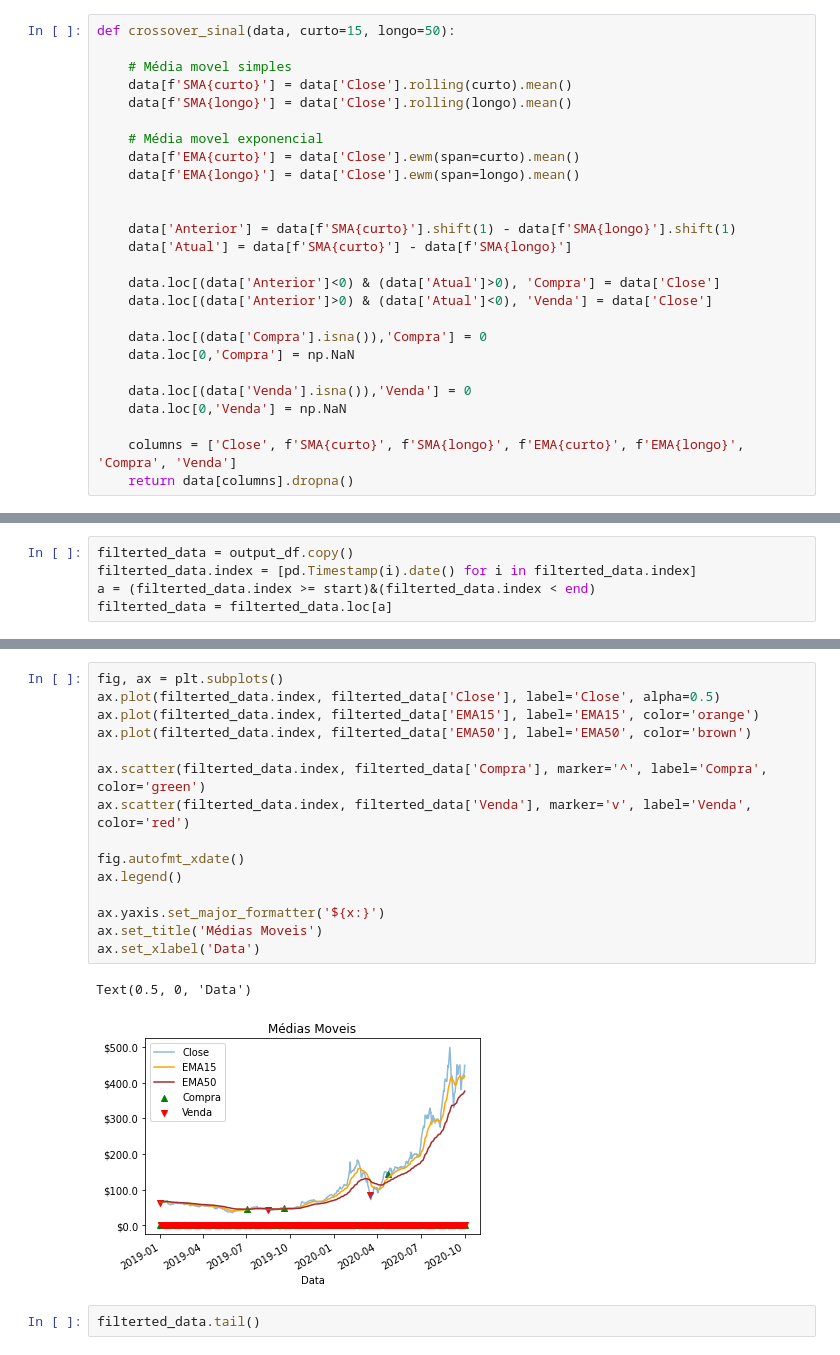
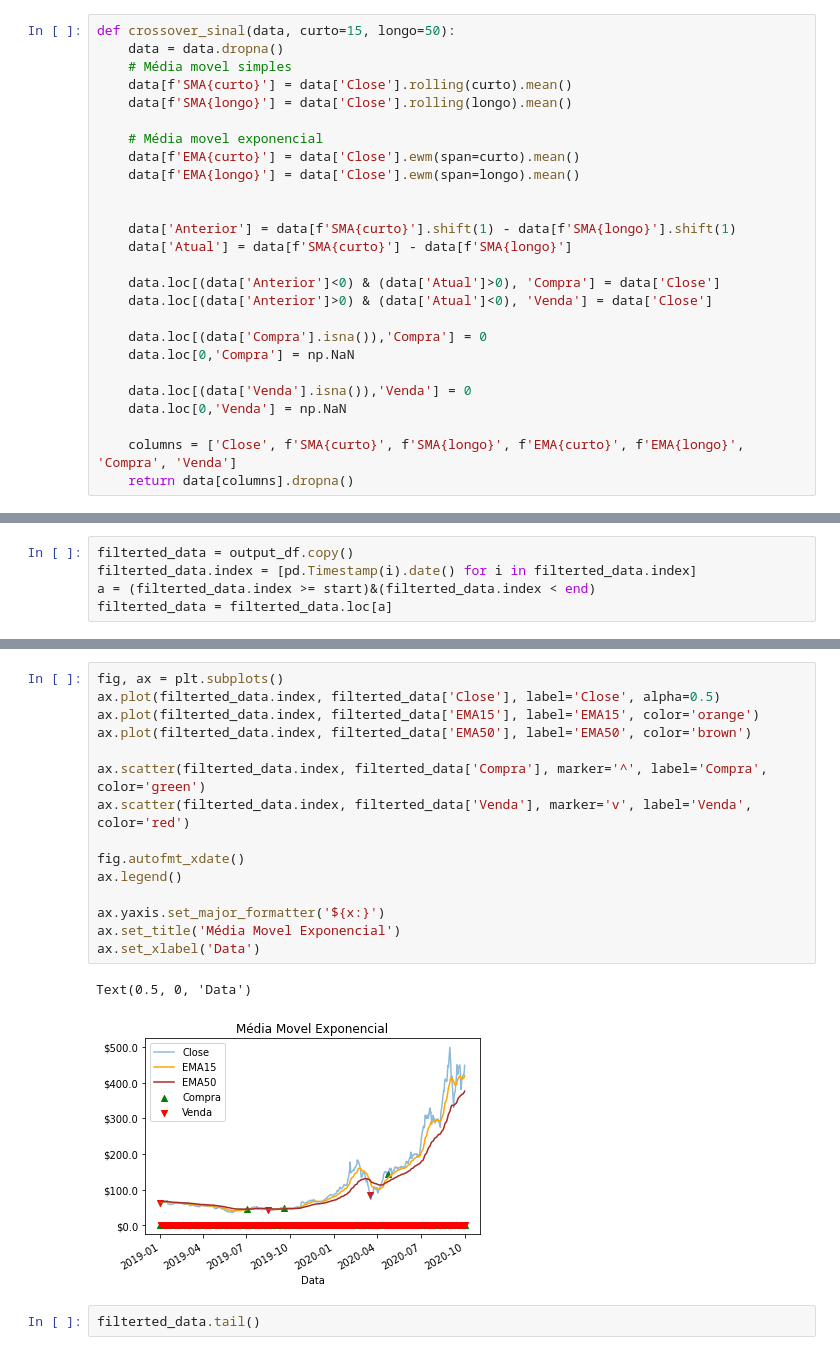
Before and after one commit to josuelopes512/python-indicador, a Jupyter notebook: cruzamento_MM.ipynb, the cells around one changed output, grey strips where cells are left out. Saved outputs shown, nothing was run; the diff lists cells and outputs as text.

```diff
--- a/cruzamento_MM.ipynb
+++ b/cruzamento_MM.ipynb
@@ -15,6 +40,6 @@ Index(['High', 'Low', 'Open', 'Close', 'Volume', 'Adj Close'], dtype='object')
 # %%
 def crossover_sinal(data, curto=15, longo=50):
-
+    data = data.dropna()
     # Média movel simples
     data[f'SMA{curto}'] = data['Close'].rolling(curto).mean()
     data[f'SMA{longo}'] = data['Close'].rolling(longo).mean()
@@ -78,21 +110,21 @@ Text(0.5, 0, 'Data')
 # %%
 fig, ax = plt.subplots()
 ax.plot(filterted_data.index, filterted_data['Close'], label='Close', alpha=0.5)
 ax.plot(filterted_data.index, filterted_data['EMA15'], label='EMA15', color='orange')
 ax.plot(filterted_data.index, filterted_data['EMA50'], label='EMA50', color='brown')
 
 ax.scatter(filterted_data.index, filterted_data['Compra'], marker='^', label='Compra', color='green')
 ax.scatter(filterted_data.index, filterted_data['Venda'], marker='v', label='Venda', color='red')
 
 fig.autofmt_xdate()
 ax.legend()
 
 ax.yaxis.set_major_formatter('${x:}')
-ax.set_title('Médias Moveis')
+ax.set_title('Média Movel Exponencial')
 ax.set_xlabel('Data')
 # %% [output]
 Text(0.5, 0, 'Data')
-[figure, old version]
+[figure, new version]
 # %%
 filterted_data.tail()
 # %% [output]
```
Also changed, not shown: parts of 18 cells of this notebook.
